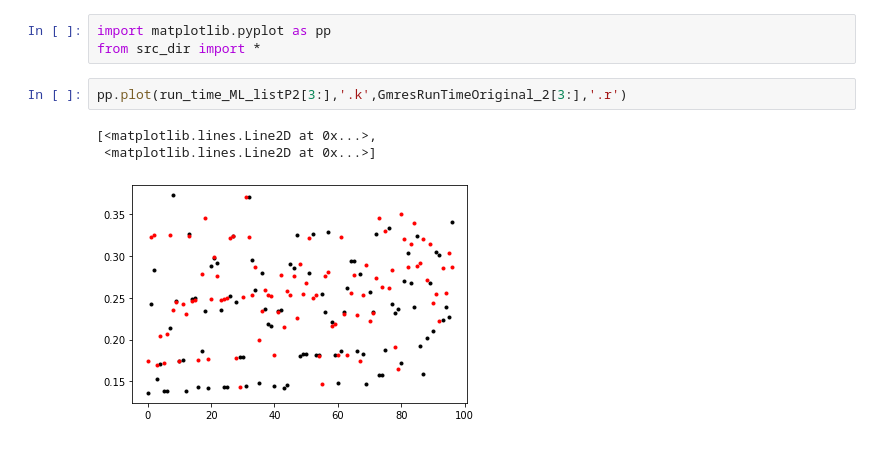
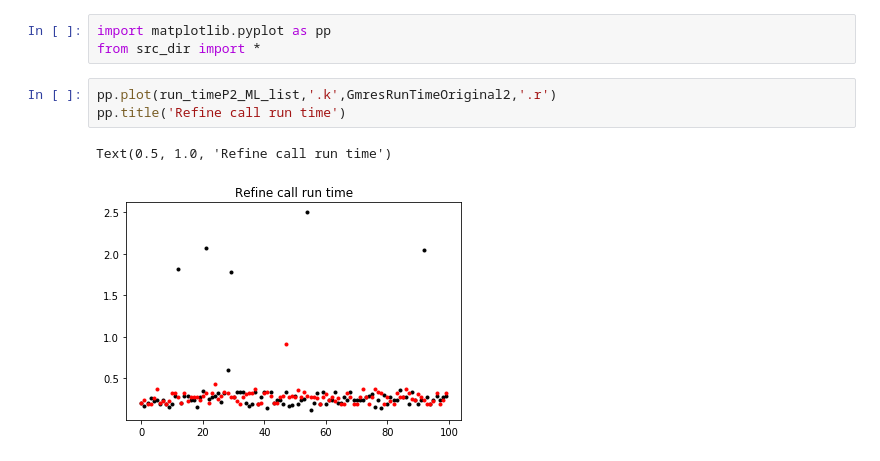
Before and after one commit to ML4FnP/GMRES-Learning, a Jupyter notebook: GPU_SandboxOnline.ipynb, the cells around one changed output. Drawn from its saved outputs; the diff is of its cells as text.

```diff
--- a/GPU_SandboxOnline.ipynb
+++ b/GPU_SandboxOnline.ipynb
@@ -244,9 +242,9 @@ size 52
 # %%
 import matplotlib.pyplot as pp
 from src_dir import *
-# %%
-pp.plot(run_time_ML_listP2[3:],'.k',GmresRunTimeOriginal_2[3:],'.r')
-# %% [output]
-[<matplotlib.lines.Line2D at 0x...>,
- <matplotlib.lines.Line2D at 0x...>]
-[figure, removed]
+# %%
+pp.plot(run_timeP2_ML_list,'.k',GmresRunTimeOriginal2,'.r')
+pp.title('Refine call run time')
+# %% [output]
+Text(0.5, 1.0, 'Refine call run time')
+[figure, added]
```
Also changed, not shown: parts of 9 cells of this notebook, 15 other files.
